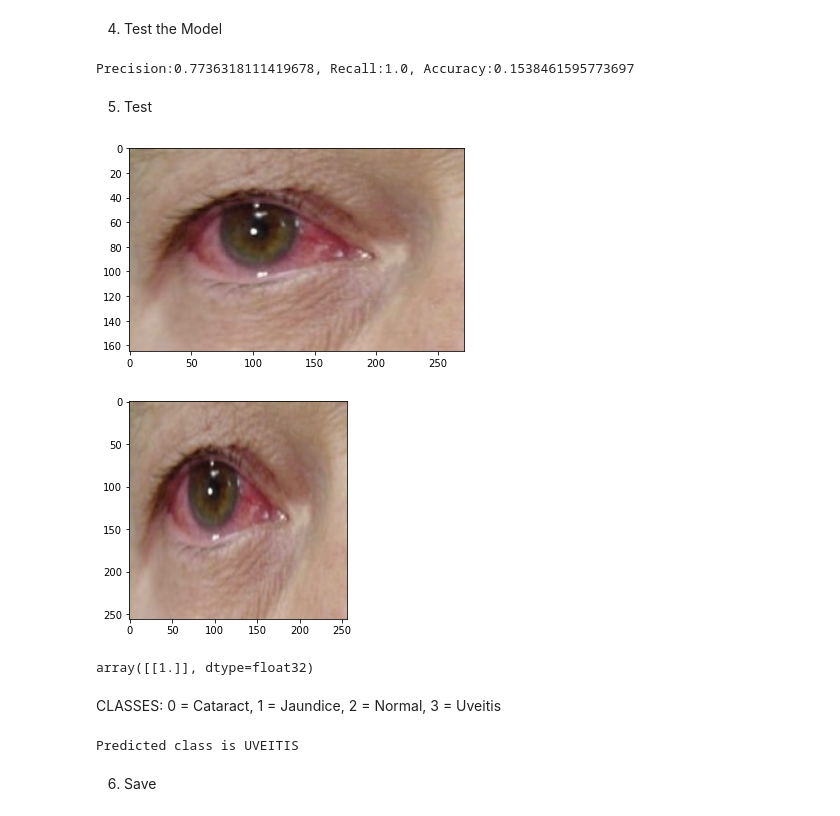
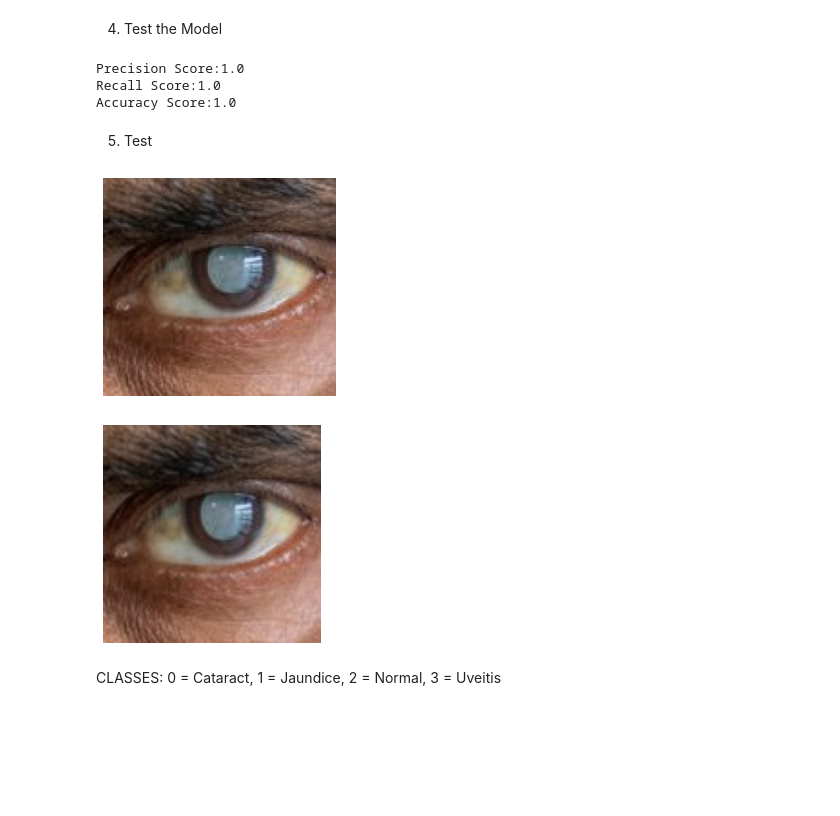
Before and after one commit to brittmorin/classifying_eye_conditions, a Jupyter notebook: data/cnn_disease_detection.ipynb, the cells around one changed output. Saved outputs shown, nothing was run; the diff lists cells and outputs as text; code cells hidden in the pictures; blank space fills up the shorter version.

```diff
--- a/data/cnn_disease_detection.ipynb
+++ b/data/cnn_disease_detection.ipynb
@@ -243,4 +251,8 @@ for batch in test.as_numpy_iterator():
 # %%
-print(f'Precision:{pre.result().numpy()}, Recall:{re.result().numpy()}, Accuracy:{acc.result().numpy()}')
+print(f'Precision Score:{pre.result().numpy()}')
+print(f'Recall Score:{re.result().numpy()}')
+print(f'Accuracy Score:{acc.result().numpy()}')
 # %% [output]
-Precision:0.7736318111419678, Recall:1.0, Accuracy:0.1538461595773697
+Precision Score:1.0
+Recall Score:1.0
+Accuracy Score:1.0
@@ -254,15 +261,20 @@ import numpy as np
 # %%
 #Load image model has not seen yet.
 
-img = cv2.imread('uvtest.jpeg')
-img_color = cv2.cvtColor(img, cv2.COLOR_BGR2RGB)
-plt.imshow(img_color)
+import matplotlib.image as mpimg
+
+img = mpimg.imread('C:\Git\Projects\eye_diseases\data\\test_images\\cattest2.jpg')
+imgplot = plt.imshow(img)
+plt.axis('off')
 plt.show()
 # %% [output]
-[figure, old version]
+[figure, new version]
 # %%
-resize = tf.image.resize(img_color, (256,256))
+#Resize image
+
+resize = tf.image.resize(img, (256,256))
 plt.imshow(resize.numpy().astype(int))
+plt.axis('off')
 plt.show()
 # %% [output]
-[figure, old version]
+[figure, new version]
@@ -271,23 +281,6 @@ yhat = model.predict(np.expand_dims(resize/255, 0))
-# %%
-yhat
-# %% [output]
-array([[1.]], dtype=float32)
 # %% [markdown]
 CLASSES:
 0 = Cataract,
 1 = Jaundice,
 2 = Normal,
 3 = Uveitis
-# %%
-if yhat == 0.0:
-    print(f'Predicted class is CATARACT')
-    if yhat == 1.0:
-        print(f'Predicted class is JAUNDICE')
-    if yhat == 2.0:
-        print(f'Predicted class is NORMAL')
-else:
-    print(f'Predicted class is UVEITIS')
-# %% [output]
-Predicted class is UVEITIS
-# %% [markdown]
-6. Save
```
Also changed, not shown: parts of 29 cells of this notebook, 6 other files.
